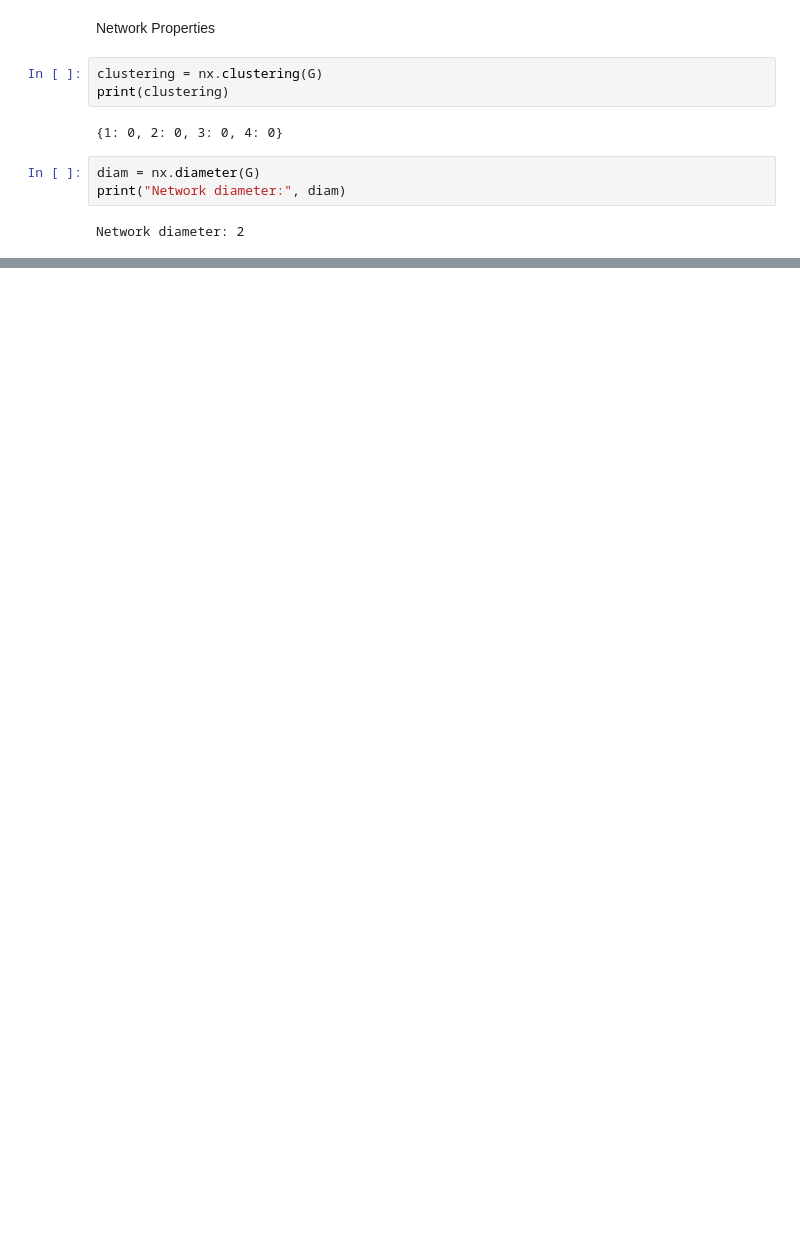
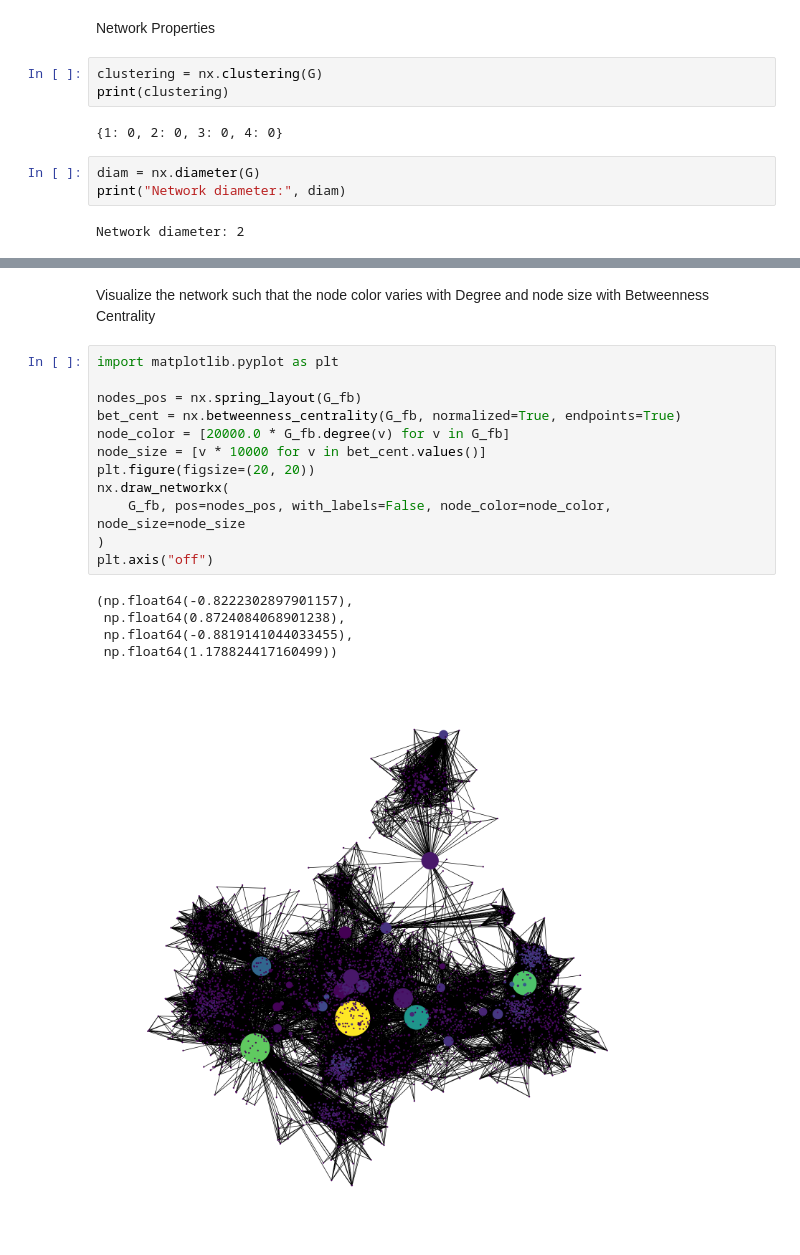
Before and after one commit to neeyatlotlikar/semester3, a Jupyter notebook: networkx_package.ipynb, the cells around one changed output, grey strips where cells are left out. Cells and saved outputs as stored; diff of their text form; blank space fills up the shorter version.

Commit message:
implemented a fancy graph with some help from the internet

```diff
--- a/networkx_package.ipynb
+++ b/networkx_package.ipynb
@@ -89,0 +95,20 @@ Network diameter: 2
+# %% [markdown]
+Visualize the network such that the node color varies with Degree and node size with Betweenness Centrality
+# %%
+import matplotlib.pyplot as plt
+
+nodes_pos = nx.spring_layout(G_fb)
+bet_cent = nx.betweenness_centrality(G_fb, normalized=True, endpoints=True)
+node_color = [20000.0 * G_fb.degree(v) for v in G_fb]
+node_size = [v * 10000 for v in bet_cent.values()]
+plt.figure(figsize=(20, 20))
+nx.draw_networkx(
+    G_fb, pos=nodes_pos, with_labels=False, node_color=node_color, node_size=node_size
+)
+plt.axis("off")
+# %% [output]
+(np.float64(-0.8222302897901157),
+ np.float64(0.8724084068901238),
+ np.float64(-0.8819141044033455),
+ np.float64(1.178824417160499))
+[figure, added]
```
Also changed, not shown: parts of 8 cells of this notebook, 3 other files.
